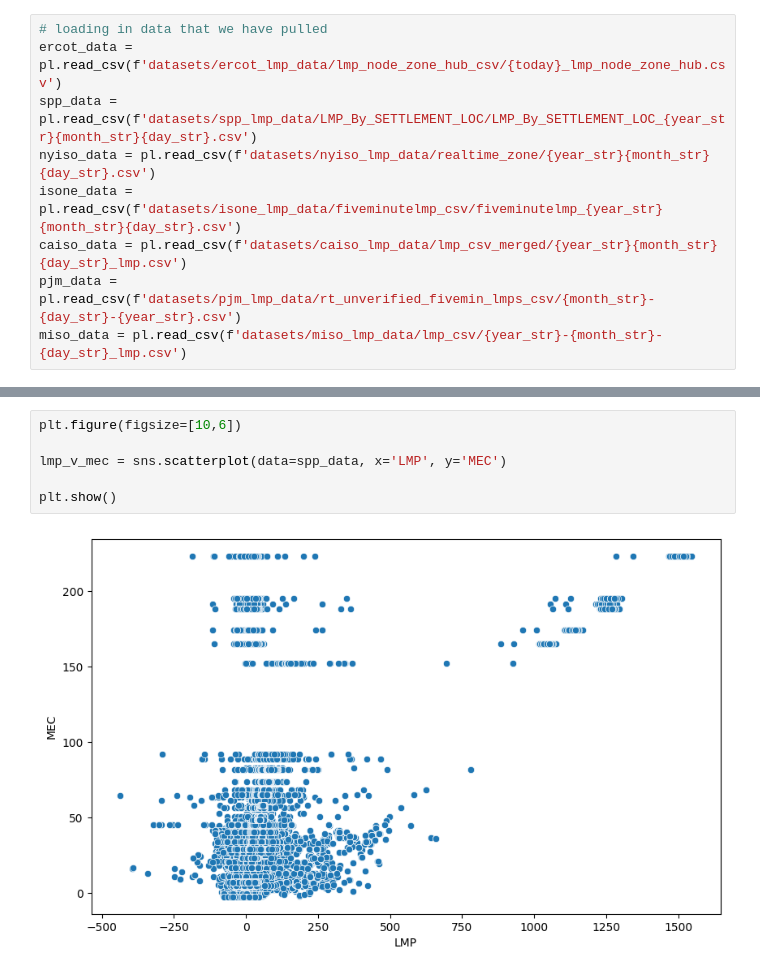
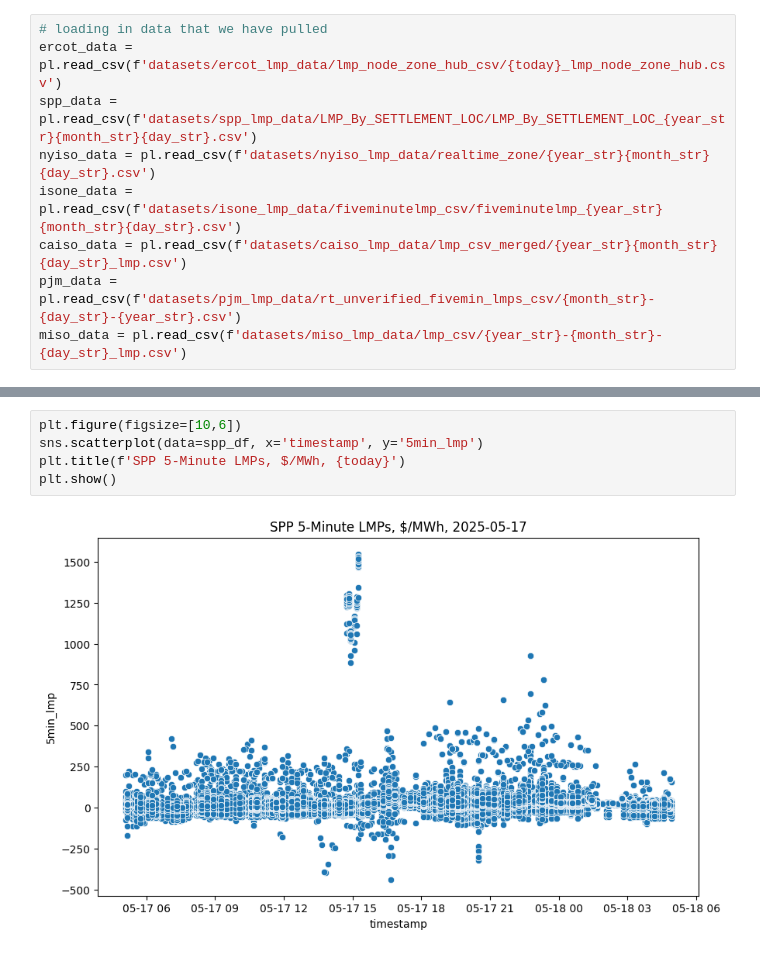
Before and after one commit to aangelsalazarr/us_electricity_pricing, a Jupyter notebook: unifying_data_silos.ipynb, the cells around one changed output, grey strips where cells are left out. Saved outputs shown, nothing was run; the diff lists cells and outputs as text.

```diff
--- a/unifying_data_silos.ipynb
+++ b/unifying_data_silos.ipynb
@@ -103,8 +85,7 @@ plt.show()
-# %%
-plt.figure(figsize=[10,6])
-
-lmp_v_mec = sns.scatterplot(data=spp_data, x='LMP', y='MEC')
-
-plt.show()
-# %% [output]
-[figure, removed]
+# %%
+plt.figure(figsize=[10,6])
+sns.scatterplot(data=spp_df, x='timestamp', y='5min_lmp')
+plt.title(f'SPP 5-Minute LMPs, $/MWh, {today}')
+plt.show()
+# %% [output]
+[figure, added]
```
Also changed, not shown: parts of 14 cells of this notebook, 2 other files.
